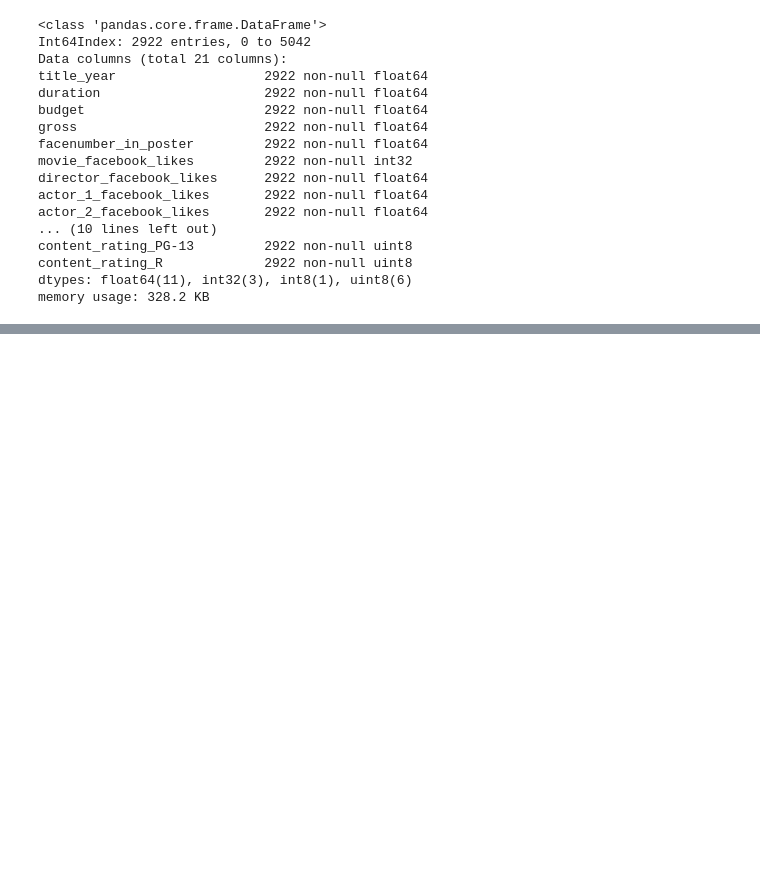
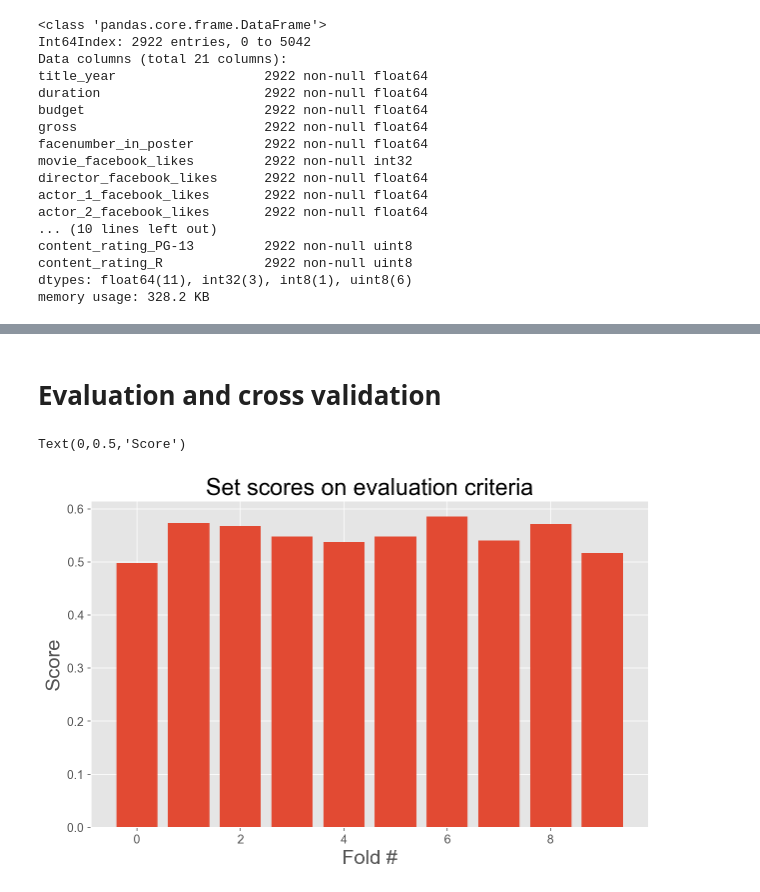
Before and after one commit to SMU-ML-2017/Project5, a Jupyter notebook: Project5.ipynb, the cells around one changed output, grey strips where cells are left out. Cells and saved outputs as stored; diff of their text form; code cells hidden in the pictures; blank space fills up the shorter version.

```diff
--- a/Project5.ipynb
+++ b/Project5.ipynb
@@ -138,0 +248,3 @@ memory usage: 328.2 KB
+# %%
+from sklearn.metrics import make_scorer, accuracy_score
+scorer = make_scorer(accuracy_score)
@@ -550,0 +528,25 @@ print(scores.max())
+# %%
+%%time
+from sklearn.grid_search import GridSearchCV
+
+nn = MultiLayerPerceptron(
+    hidden_layer_sizes=[20,20],
+    l2_C=0.1, # tradeoff L2 regularizer
+    epochs=100, # iterations
+    eta=0.001,  # learning rate
+    random_state=1,
+    alpha=0.001,# momentum calculation
+    decrease_const=0.0001, # decreasing eta
+    minibatches=50, # minibatch size
+    shuffle=True,
+    activation_function='sigmoid',
+    cost_function='cross_entropy'
+)
+
+param_grid = {
+    'l2_C': [0.001, 0.01, 0.1, 1, 10, 100],
+    'eta': [0.000001, 0.00001, 0.0001, 0.001, 0.01]
+}
+
+gs = GridSearchCV(nn, param_grid, scoring=scorer, cv=10)
+gs.fit(X,y)
@@ -550,0 +556,20 @@ print(scores.max())
+# %% [markdown]
+# Evaluation and cross validation
+# %%
+from sklearn.model_selection import cross_val_score
+
+per_fold_eval_criteria = cross_val_score(
+    estimator=nn,
+    X=X,
+    y=y,
+    cv=cv,
+    scoring=scorer
+)
+# %%
+plt.bar(range(len(per_fold_eval_criteria)),per_fold_eval_criteria)
+plt.title('Set scores on evaluation criteria')
+plt.xlabel('Fold #')
+plt.ylabel('Score')
+# %% [output]
+Text(0,0.5,'Score')
+[figure, added]
```
Also changed, not shown: parts of 27 cells of this notebook.
